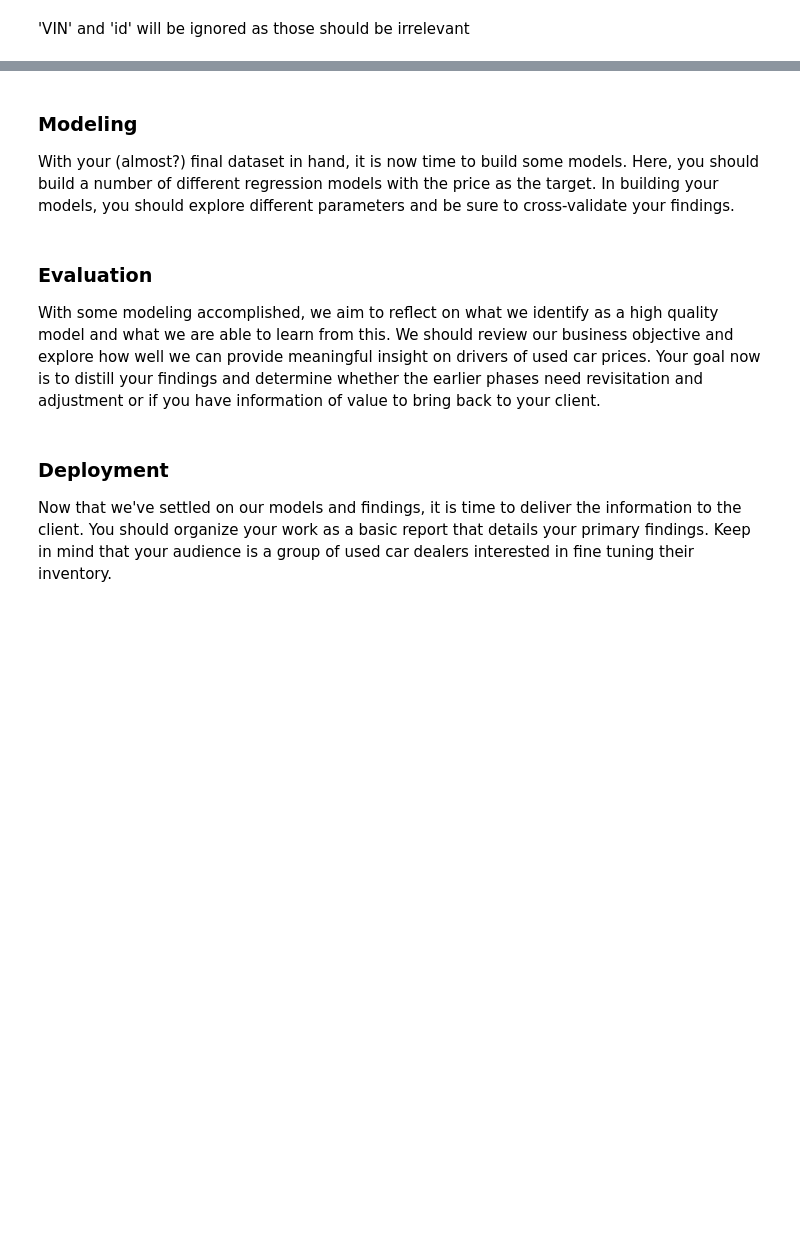
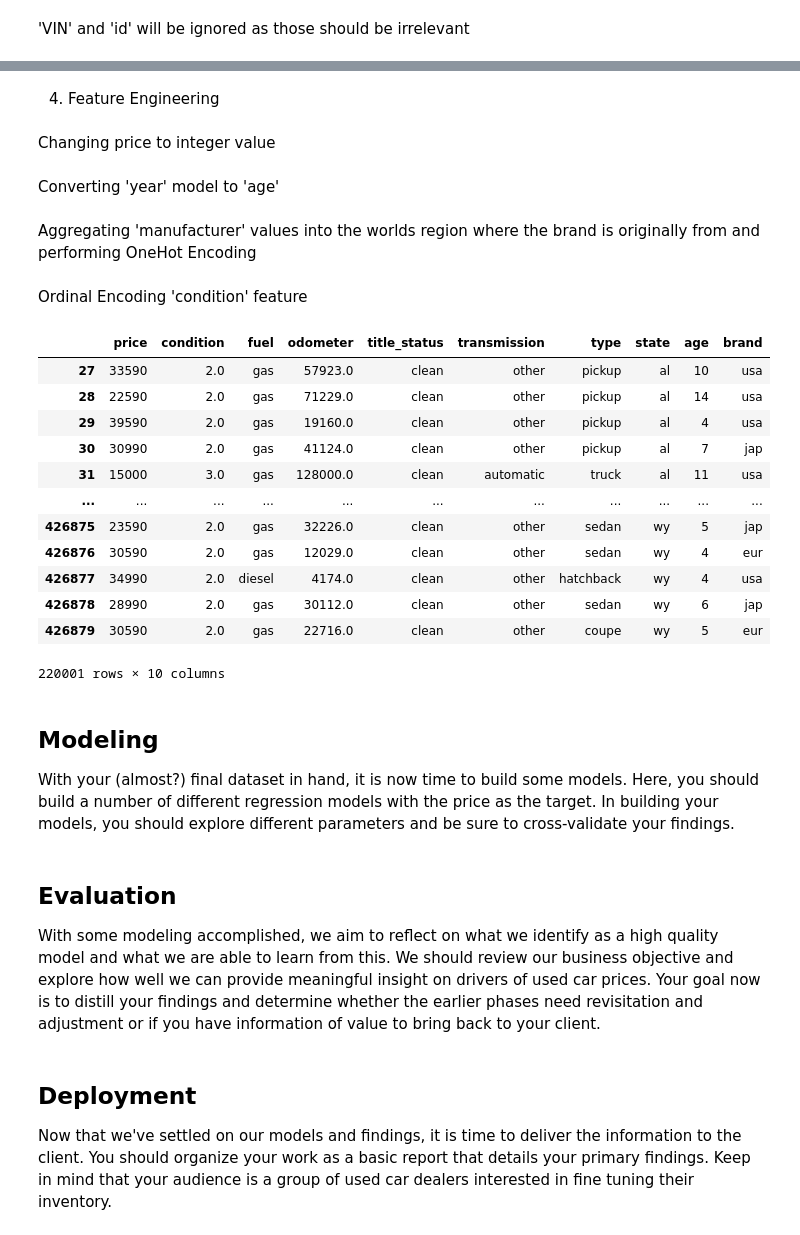
Before and after one commit to ricardoyepez01/assignment-11.1, a Jupyter notebook: ryepez_Module-11.ipynb, the cells around one changed output, grey strips where cells are left out. Drawn from its saved outputs; the diff is of its cells as text; code cells hidden in the pictures; blank space fills up the shorter version.

Commit message:
Started Feature Engineering

```diff
--- a/ryepez_Module-11.ipynb
+++ b/ryepez_Module-11.ipynb
@@ -340,0 +397,3 @@ After our initial exploration and fine tuning of the business understanding, it
+# %%
+df_clean.ffill(inplace=True)
+df_clean.info()
@@ -341,12 +418,57 @@ After our initial exploration and fine tuning of the business understanding, it
+# %% [markdown]
+4. Feature Engineering
+# %% [markdown]
+Changing price to integer value
+# %%
+df_clean['price'] = df_clean['price'].astype(int)
+# %% [markdown]
+Converting 'year' model to 'age'
+# %%
+df_clean['age'] = (2024 - df_clean['year']).astype(int)
+df_clean.drop(columns=['year'], inplace=True)
+# %% [markdown]
+Aggregating 'manufacturer' values into the worlds region where the brand is originally from and performing OneHot Encoding
+# %%
+brand = {'usa':['ford','chevrolet','jeep','gmc','ram','dodge','cadillac','buick','chrysler','lincoln',\
+                'pontiac','mercury','tesla','saturn','harley-davidson'],
+         'jap':['toyota','honda','nissan','lexus','subaru','acura','infiniti','mazda','mitsubishi','datsun'],
+         'eur':['bmw','mercedes-benz','volkswagen','audi','volvo','jaguar','mini','rover','alfa-romeo',\
+                'porsche','fiat','ferrari','aston-martin','land rover','morgan'],
+         'kor':['hyundai','kia'],}
+df_clean['brand'] = df_clean['manufacturer'].apply(lambda x: 'usa' if x in brand['usa'] else \
+                                                            ('jap' if x in brand['jap'] else \
+                                                            ('eur' if x in brand['eur'] else \
+                                                            ('kor' if x in brand['kor'] else None))))
+df_clean.drop(columns='manufacturer', inplace=True)
+# %% [markdown]
+Ordinal Encoding 'condition' feature
+# %%
+ oe = OrdinalEncoder(categories = [['salvage','fair','good','excellent','like new','new']])
+df_clean['condition'] = oe.fit_transform(df_clean[['condition']])
+df_clean
+# %% [output]
+|  | price | condition | fuel | odometer | title_status | transmission | type | state | age | brand |
+| 27 | 33590 | 2.0 | gas | 57923.0 | clean | other | pickup | al | 10 | usa |
+| 28 | 22590 | 2.0 | gas | 71229.0 | clean | other | pickup | al | 14 | usa |
+| 29 | 39590 | 2.0 | gas | 19160.0 | clean | other | pickup | al | 4 | usa |
+| 30 | 30990 | 2.0 | gas | 41124.0 | clean | other | pickup | al | 7 | jap |
+| 31 | 15000 | 3.0 | gas | 128000.0 | clean | automatic | truck | al | 11 | usa |
+| ... | ... | ... | ... | ... | ... | ... | ... | ... | ... | ... |
+| 426875 | 23590 | 2.0 | gas | 32226.0 | clean | other | sedan | wy | 5 | jap |
+| 426876 | 30590 | 2.0 | gas | 12029.0 | clean | other | sedan | wy | 4 | eur |
+| 426877 | 34990 | 2.0 | diesel | 4174.0 | clean | other | hatchback | wy | 4 | usa |
+| 426878 | 28990 | 2.0 | gas | 30112.0 | clean | other | sedan | wy | 6 | jap |
+| 426879 | 30590 | 2.0 | gas | 22716.0 | clean | other | coupe | wy | 5 | eur |
+220001 rows × 10 columns
 # %% [markdown]
-### Modeling
+## Modeling
 
 With your (almost?) final dataset in hand, it is now time to build some models.  Here, you should build a number of different regression models with the price as the target.  In building your models, you should explore different parameters and be sure to cross-validate your findings.
 # %% [markdown]
-### Evaluation
+## Evaluation
 
 With some modeling accomplished, we aim to reflect on what we identify as a high quality model and what we are able to learn from this.  We should review our business objective and explore how well we can provide meaningful insight on drivers of used car prices.  Your goal now is to distill your findings and determine whether the earlier phases need revisitation and adjustment or if you have information of value to bring back to your client.
 # %% [markdown]
-### Deployment
+## Deployment
 
 Now that we've settled on our models and findings, it is time to deliver the information to the client.  You should organize your work as a basic report that details your primary findings.  Keep in mind that your audience is a group of used car dealers interested in fine tuning their inventory.
```
Also changed, not shown: parts of 15 cells of this notebook.
